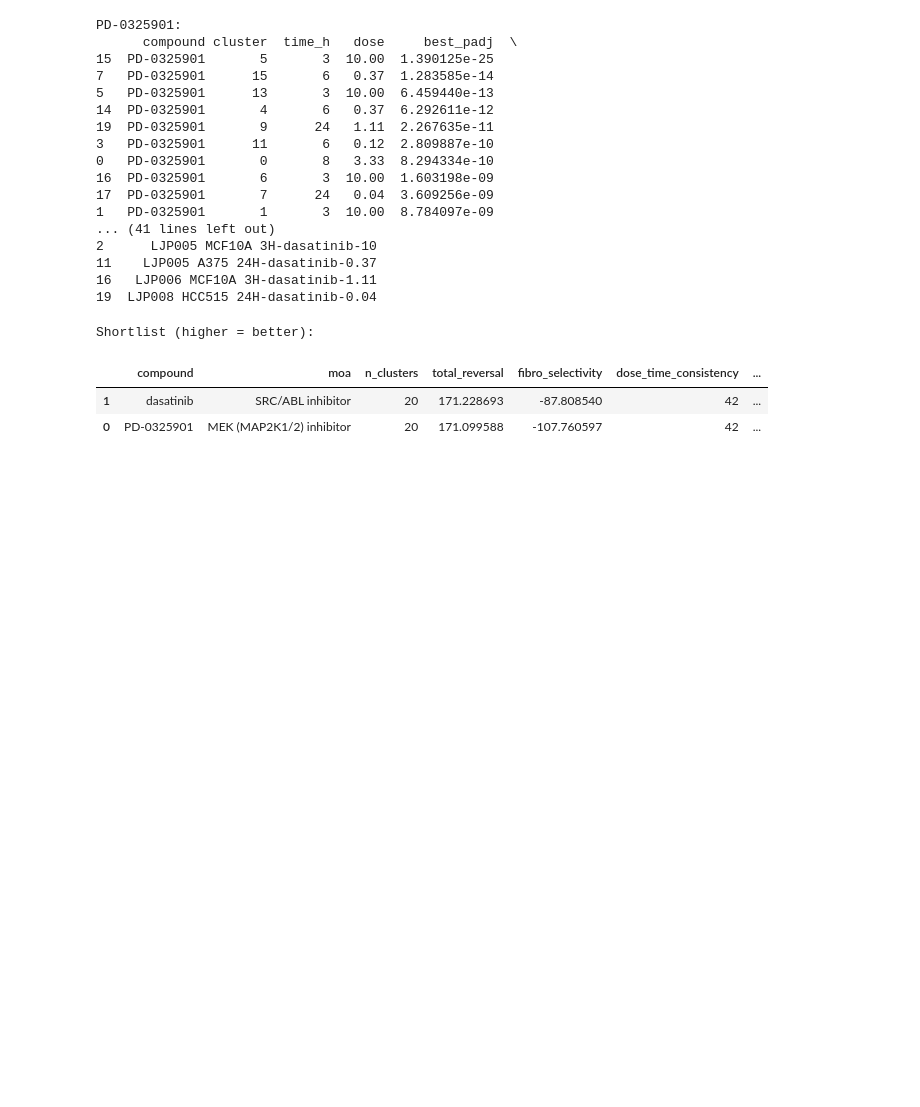
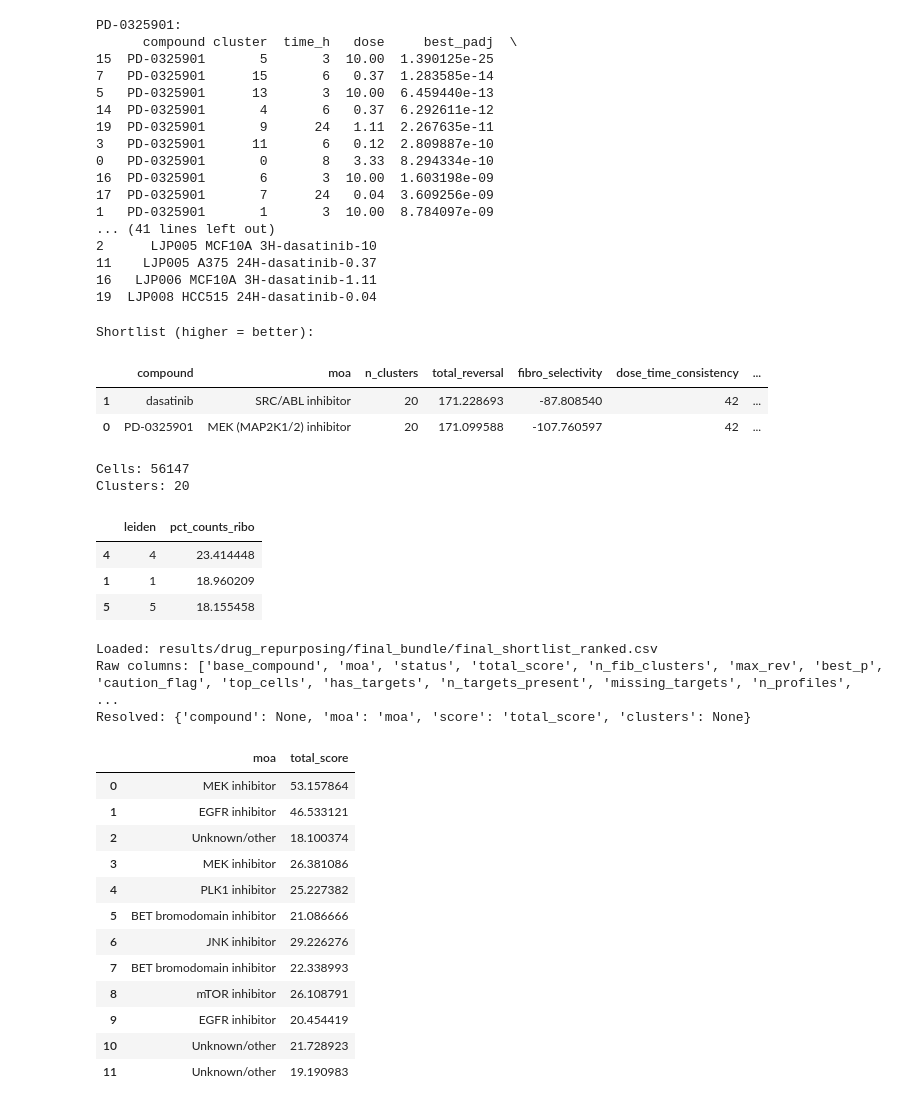
Before and after one commit to glenritschel/scleroderma-scvi, a Jupyter notebook: notebooks/08_validation_and_robustness.ipynb, the cells around one changed output. Saved outputs shown, nothing was run; the diff lists cells and outputs as text; code cells hidden in the pictures; blank space fills up the shorter version.

```diff
--- a/notebooks/08_validation_and_robustness.ipynb
+++ b/notebooks/08_validation_and_robustness.ipynb
@@ -1719,3 +1719,74 @@ Shortlist (higher = better):
 |  | compound | moa | n_clusters | total_reversal | fibro_selectivity | dose_time_consistency | ... |
 | 1 | dasatinib | SRC/ABL inhibitor | 20 | 171.228693 | -87.808540 | 42 | ... |
 | 0 | PD-0325901 | MEK (MAP2K1/2) inhibitor | 20 | 171.099588 | -107.760597 | 42 | ... |
+# %%
+import pandas as pd
+print("Cells:", pd.read_csv("results/tables/cluster_sizes.csv").sum()["n_cells"])
+print("Clusters:", pd.read_csv("results/tables/cluster_sizes.csv").shape[0])
+# %% [output]
+Cells: 56147
+Clusters: 20
+# %%
+pd.read_csv("results/tables/cluster_qc_medians.csv")\
+  .sort_values("pct_counts_mt", ascending=False)[["leiden","pct_counts_mt"]].head(3)
+pd.read_csv("results/tables/cluster_qc_medians.csv")\
+  .sort_values("pct_counts_ribo", ascending=False)[["leiden","pct_counts_ribo"]].head(3)
+# %% [output]
+|  | leiden | pct_counts_ribo |
+| 4 | 4 | 23.414448 |
+| 1 | 1 | 18.960209 |
+| 5 | 5 | 18.155458 |
+# %%
+import os, re, pandas as pd
+
+# Try a few likely locations
+candidates = [
+    "results/drug_repurposing/final_bundle/final_shortlist_ranked.csv",
+    "results/drug_repurposing/final_shortlist_ranked.csv",
+    "results/drug_repurposing/shortlist_fibro_with_specificity.csv",
+    "results/drug_repurposing/shortlist_fibro_with_target_presence.csv",
+]
+for p in candidates:
+    if os.path.exists(p):
+        path = p
+        break
+else:
+    raise FileNotFoundError("Could not find a shortlist CSV in the expected locations.")
+
+df = pd.read_csv(path)
+print("Loaded:", path)
+print("Raw columns:", list(df.columns))
+
+# Normalize column names so we can match robustly
+norm = lambda c: re.sub(r'[^a-z0-9]+', '_', str(c).lower()).strip('_')
+df.columns = [norm(c) for c in df.columns]
+
+# Map common synonyms → the three we want to show
+want = {
+    "compound": ["compound", "compound_name", "drug", "name"],
+    "moa": ["moa", "mechanism", "mechanism_of_action", "moa_full"],
+    "score": ["score", "final_score", "total_score", "priority_score"],
+    "clusters": ["clusters", "supporting_clusters", "cluster_support", "cell_types"],
+}
+resolved = {k: next((c for c in cand if c in df.columns), None) for k, cand in want.items()}
+print("Resolved:", resolved)
+
+cols_to_show = [c for c in [resolved["compound"], resolved["moa"], resolved["score"], resolved["clusters"]] if c]
+display(df[cols_to_show].head(12))
+# %% [output]
+Loaded: results/drug_repurposing/final_bundle/final_shortlist_ranked.csv
+Raw columns: ['base_compound', 'moa', 'status', 'total_score', 'n_fib_clusters', 'max_rev', 'best_p', 'caution_flag', 'top_cells', 'has_targets', 'n_targets_present', 'missing_targets', 'n_profiles',  ...
+Resolved: {'compound': None, 'moa': 'moa', 'score': 'total_score', 'clusters': None}
+|  | moa | total_score |
+| 0 | MEK inhibitor | 53.157864 |
+| 1 | EGFR inhibitor | 46.533121 |
+| 2 | Unknown/other | 18.100374 |
+| 3 | MEK inhibitor | 26.381086 |
+| 4 | PLK1 inhibitor | 25.227382 |
+| 5 | BET bromodomain inhibitor | 21.086666 |
+| 6 | JNK inhibitor | 29.226276 |
+| 7 | BET bromodomain inhibitor | 22.338993 |
+| 8 | mTOR inhibitor | 26.108791 |
+| 9 | EGFR inhibitor | 20.454419 |
+| 10 | Unknown/other | 21.728923 |
+| 11 | Unknown/other | 19.190983 |
```
Also changed, not shown: parts of 2 cells of this notebook, 1 other file.
